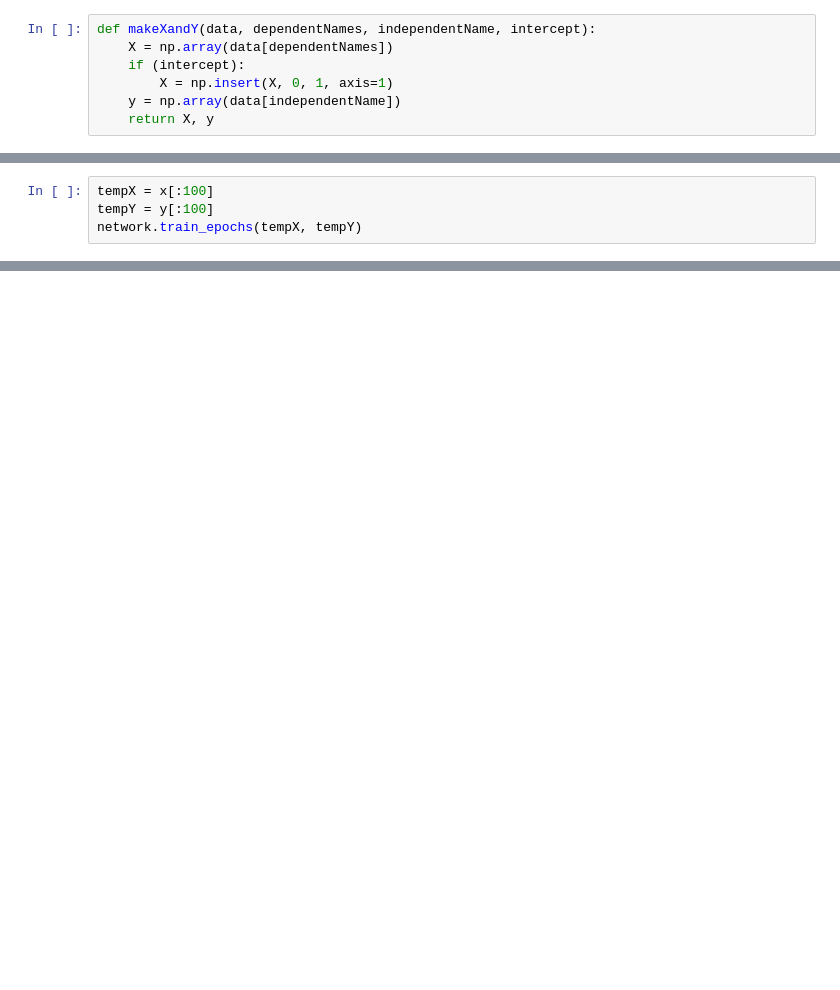
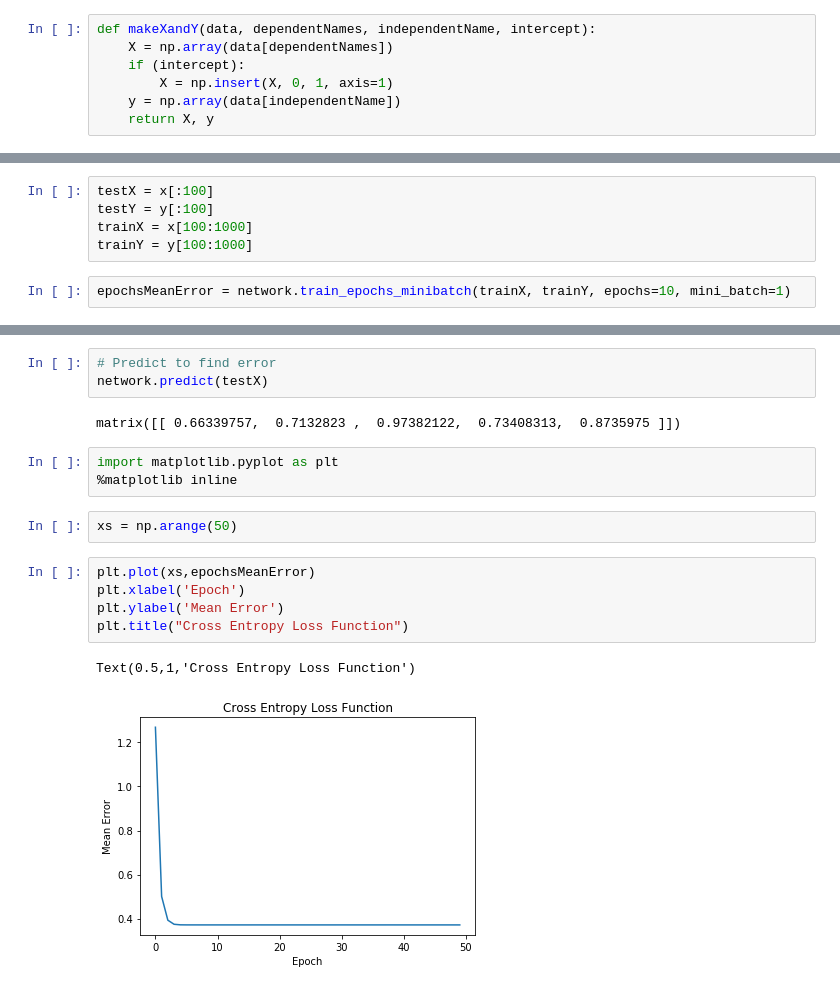
Before and after one commit to jameslabundis/data-401-project-2, a Jupyter notebook: testingNeural.ipynb, the cells around one changed output, grey strips where cells are left out. Saved outputs shown, nothing was run; the diff lists cells and outputs as text; blank space fills up the shorter version.

Commit message:
Predict using weights now

```diff
--- a/testingNeural.ipynb
+++ b/testingNeural.ipynb
@@ -346,4 +313,0 @@ x, y = makeXandY(test, ['ABV'], ['appearance'], False)
-# %%
-tempX = x[:100]
-tempY = y[:100]
-network.train_epochs(tempX, tempY)
@@ -409,0 +322,7 @@ array([[ 0.53518532,  0.2082547 ,  1.55785103],
+# %%
+testX = x[:100]
+testY = y[:100]
+trainX = x[100:1000]
+trainY = y[100:1000]
+# %%
+epochsMeanError = network.train_epochs_minibatch(trainX, trainY, epochs=10, mini_batch=1)
@@ -409,0 +364,18 @@ array([[ 0.53518532,  0.2082547 ,  1.55785103],
+# %%
+# Predict to find error
+network.predict(testX)
+# %% [output]
+matrix([[ 0.66339757,  0.7132823 ,  0.97382122,  0.73408313,  0.8735975 ]])
+# %%
+import matplotlib.pyplot as plt
+%matplotlib inline
+# %%
+xs = np.arange(50)
+# %%
+plt.plot(xs,epochsMeanError)
+plt.xlabel('Epoch')
+plt.ylabel('Mean Error')
+plt.title("Cross Entropy Loss Function")
+# %% [output]
+Text(0.5,1,'Cross Entropy Loss Function')
+[figure, added]
```
Also changed, not shown: parts of 24 cells of this notebook.
